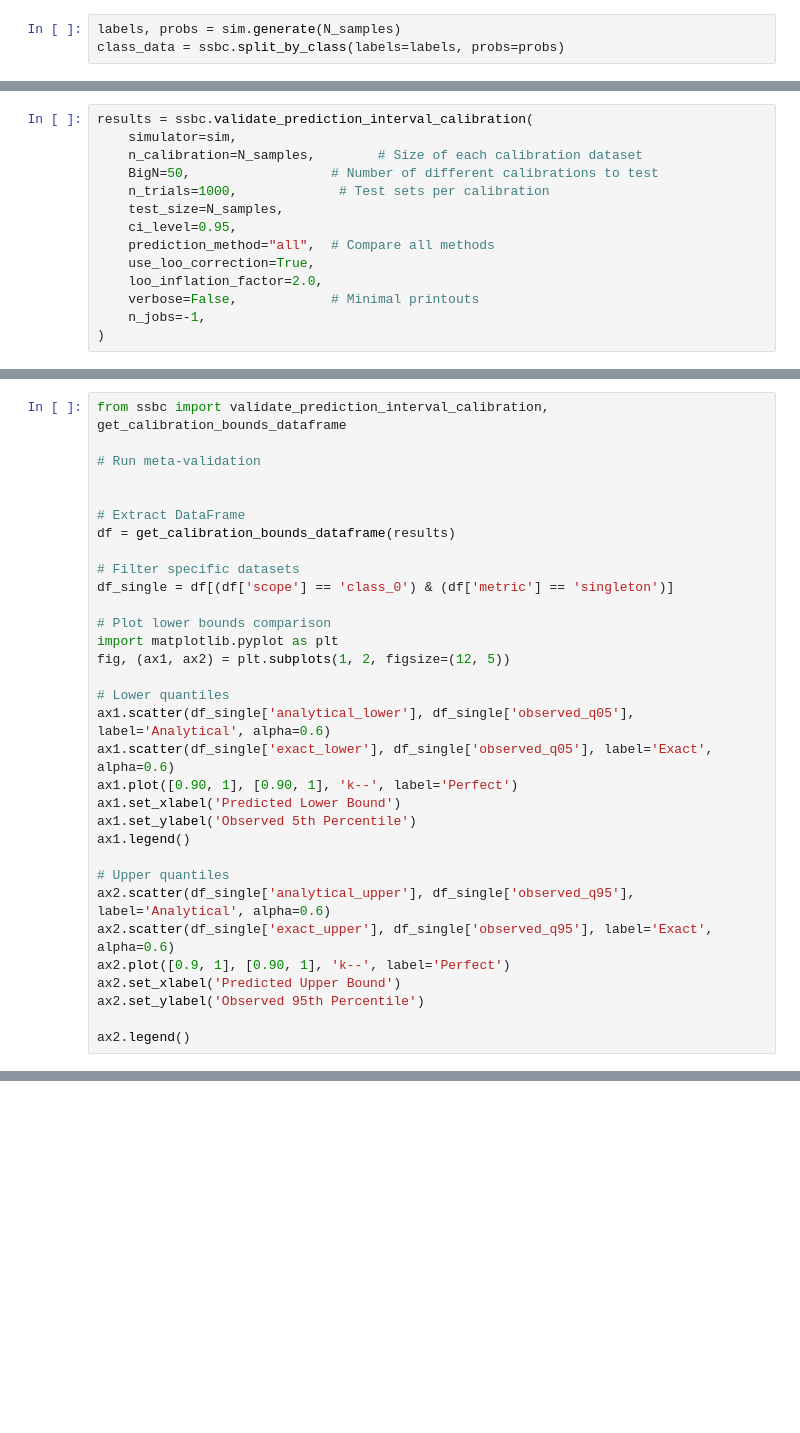
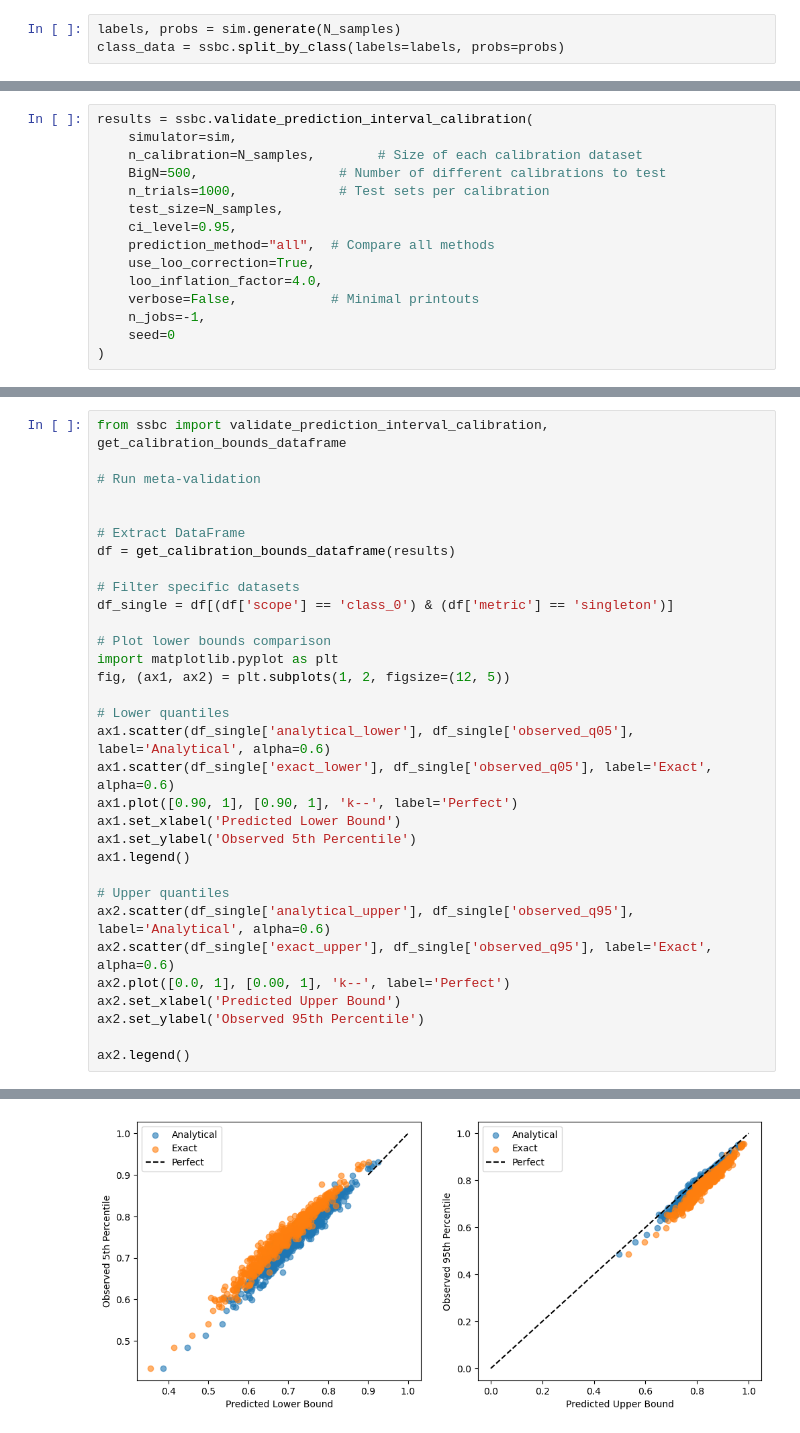
Before and after one commit to phzwart/ssbc, a Jupyter notebook: examples/operational_guarantees_2.ipynb, the cells around one changed output, grey strips where cells are left out. Cells and saved outputs as stored; diff of their text form; blank space fills up the shorter version.

```diff
--- a/examples/operational_guarantees_2.ipynb
+++ b/examples/operational_guarantees_2.ipynb
@@ -129,15 +129,16 @@ Thresholds: q̂₀=0.5439, q̂₁=0.6013
 results = ssbc.validate_prediction_interval_calibration(
     simulator=sim,
     n_calibration=N_samples,        # Size of each calibration dataset
-    BigN=50,                  # Number of different calibrations to test
+    BigN=500,                  # Number of different calibrations to test
     n_trials=1000,             # Test sets per calibration
     test_size=N_samples,
     ci_level=0.95,
     prediction_method="all",  # Compare all methods
     use_loo_correction=True,
-    loo_inflation_factor=2.0,
+    loo_inflation_factor=4.0,
     verbose=False,            # Minimal printouts
     n_jobs=-1,
+    seed=0
 )
 # %%
 # Print results
@@ -169,8 +188,9 @@ ax1.legend()
 # Upper quantiles
 ax2.scatter(df_single['analytical_upper'], df_single['observed_q95'], label='Analytical', alpha=0.6)
 ax2.scatter(df_single['exact_upper'], df_single['observed_q95'], label='Exact', alpha=0.6)
-ax2.plot([0.9, 1], [0.90, 1], 'k--', label='Perfect')
+ax2.plot([0.0, 1], [0.00, 1], 'k--', label='Perfect')
 ax2.set_xlabel('Predicted Upper Bound')
 ax2.set_ylabel('Observed 95th Percentile')
 
 ax2.legend()
+# %% [output]
@@ -177,3 +198,4 @@ ax2.legend()
+[figure, added]
 # %%
 from ssbc import (
     validate_prediction_interval_calibration,
```
Also changed, not shown: parts of 8 cells of this notebook, 2 other files.
